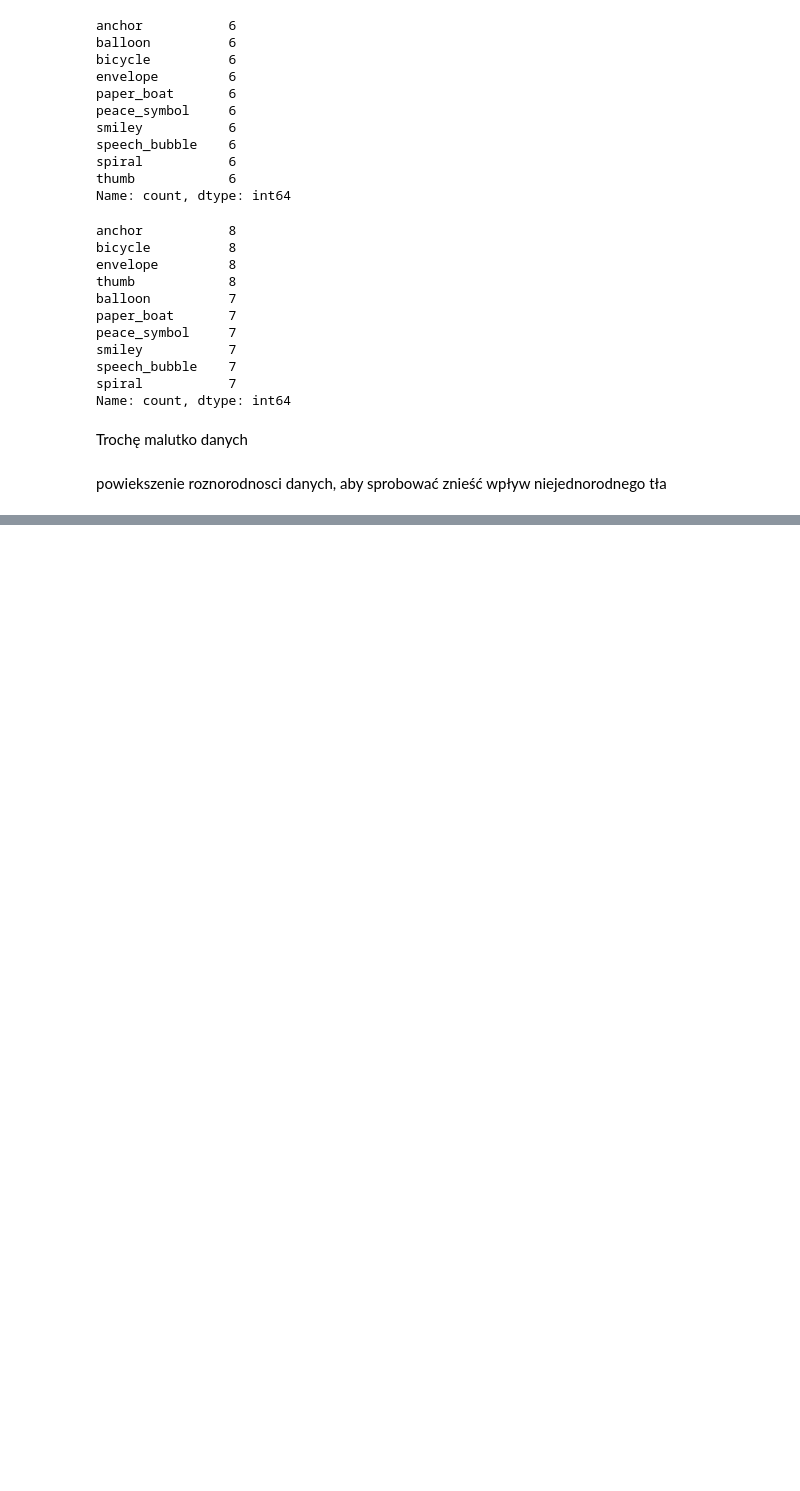
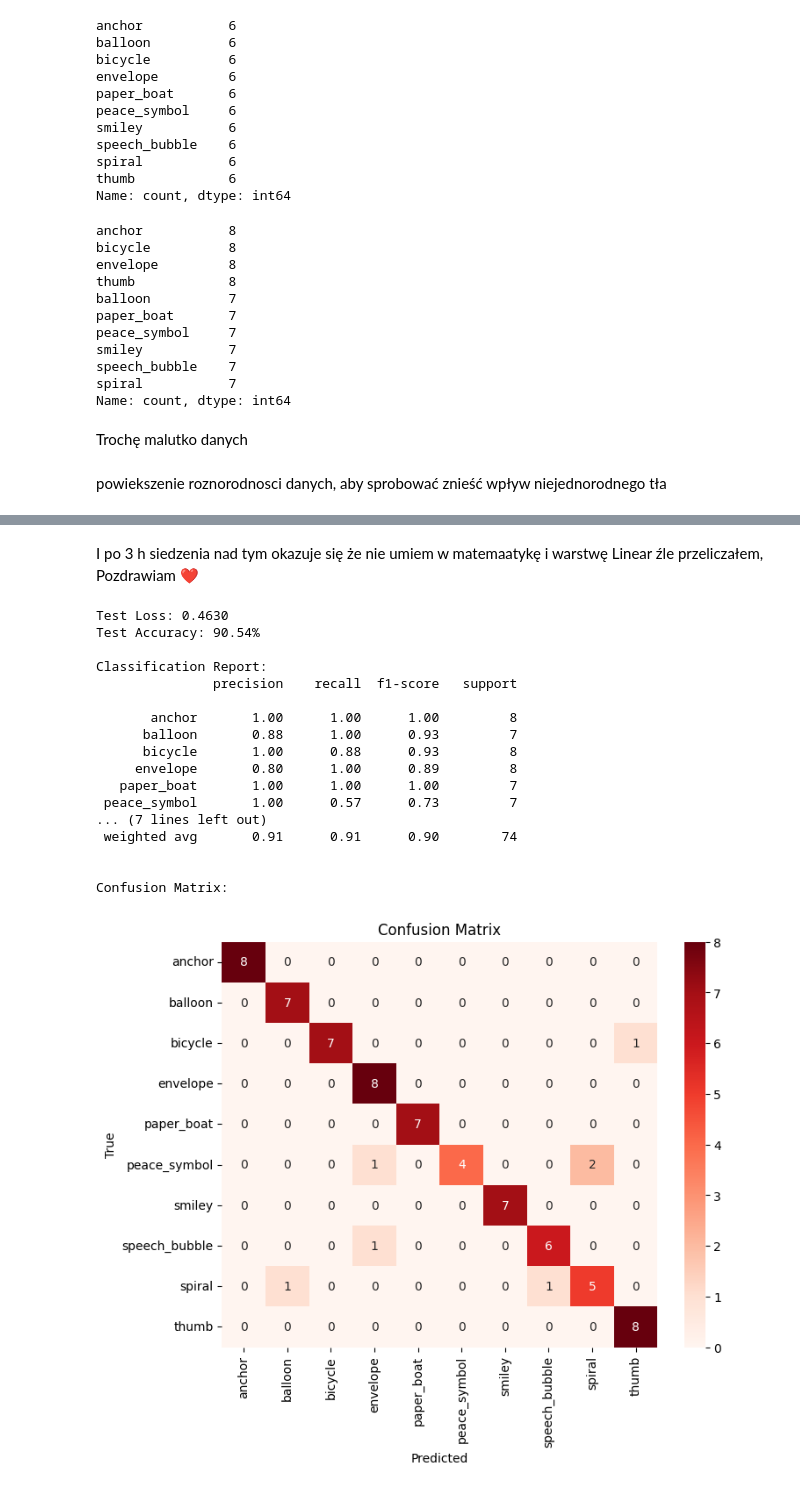
Before and after one commit to fidok15/ProjektRekrutacjaSolvro, a Jupyter notebook: Project/zadanie.ipynb, the cells around one changed output, grey strips where cells are left out. Cells and saved outputs as stored; diff of their text form; code cells hidden in the pictures; blank space fills up the shorter version.

```diff
--- a/Project/zadanie.ipynb
+++ b/Project/zadanie.ipynb
@@ -177,7 +227,19 @@ class MyCNN(nn.Module):
         return x
 # %%
+def init_weights(m):
+    if isinstance(m, nn.Conv2d) or isinstance(m, nn.Linear):
+        nn.init.kaiming_normal_(m.weight, mode='fan_out', nonlinearity='relu')
+        if m.bias is not None:
+            nn.init.constant_(m.bias, 0)
+
+
 num_classes = len(train_ds.classes)
 model = MyCNN(num_classes)
+model.apply(init_weights)
+model = model.to(device)
 criterion = nn.CrossEntropyLoss()
-otimizer = torch.optim.Adam(model.parameters(), lr=1e-3)
-scheduler = torch.optim.lr_scheduler.StepLR(otimizer, step_size=7, gamma=0.1)
+loss_fn = nn.CrossEntropyLoss()
+optimizer = torch.optim.AdamW(model.parameters(), lr=0.001, weight_decay=1e-2)
+scheduler = torch.optim.lr_scheduler.CosineAnnealingWarmRestarts(
+    optimizer, T_0=10, eta_min=1e-6
+)
@@ -183,0 +355,63 @@ scheduler = torch.optim.lr_scheduler.StepLR(otimizer, step_size=7, gamma=0.1)
+# %% [markdown]
+I po 3 h siedzenia nad tym okazuje się że nie umiem w matemaatykę i warstwę Linear źle przeliczałem, Pozdrawiam ❤️
+# %%
+model.load_state_dict(torch.load('NajlepszyPytroch.pth'))
+
+model.eval()
+test_loss = 0.0
+correct = 0
+total = 0
+all_labels = []
+all_predictions = []
+
+with torch.no_grad():
+    for imgs, labels in test_loader:
+        imgs, labels = imgs.to(device), labels.to(device)
+        outputs = model(imgs)
+        loss = criterion(outputs, labels)
+        test_loss += loss.item()
+
+        _, predicted = torch.max(outputs.data, 1)
+        total += labels.size(0)
+        correct += (predicted == labels).sum().item()
+
+        all_labels.extend(labels.cpu().numpy())
+        all_predictions.extend(predicted.cpu().numpy())
+
+test_loss /= len(test_loader)
+accuracy = 100 * correct / total
+
+print(f"Test Loss: {test_loss:.4f}")
+print(f"Test Accuracy: {accuracy:.2f}%")
+
+
+print("\nClassification Report:")
+print(classification_report(all_labels, all_predictions, target_names=test_ds.classes))
+
+print("\nConfusion Matrix:")
+cm = confusion_matrix(all_labels, all_predictions)
+plt.figure(figsize=(8, 6))
+sns.heatmap(cm, annot=True, fmt='d', cmap='Reds', xticklabels=test_ds.classes, yticklabels=test_ds.classes)
+plt.xlabel('Predicted')
+plt.ylabel('True')
+plt.title('Confusion Matrix')
+plt.show()
+# %% [output]
+Test Loss: 0.4630
+Test Accuracy: 90.54%
+
+Classification Report:
+               precision    recall  f1-score   support
+
+       anchor       1.00      1.00      1.00         8
+      balloon       0.88      1.00      0.93         7
+      bicycle       1.00      0.88      0.93         8
+     envelope       0.80      1.00      0.89         8
+   paper_boat       1.00      1.00      1.00         7
+ peace_symbol       1.00      0.57      0.73         7
+... (7 lines left out)
+ weighted avg       0.91      0.91      0.90        74
+
+
+Confusion Matrix:
+[figure, added]
```
Also changed, not shown: parts of 9 cells of this notebook, 2 other files.
